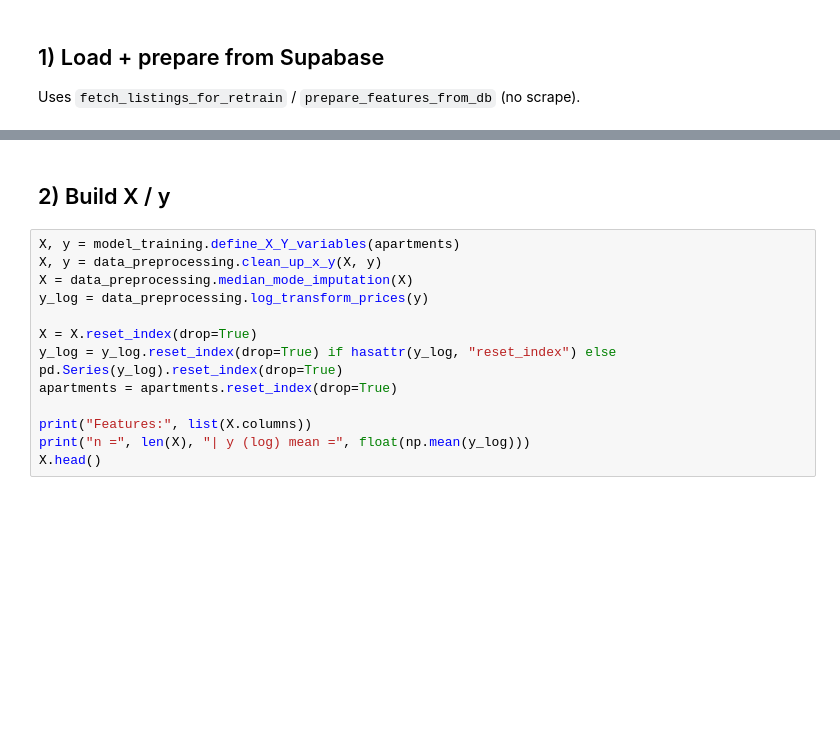
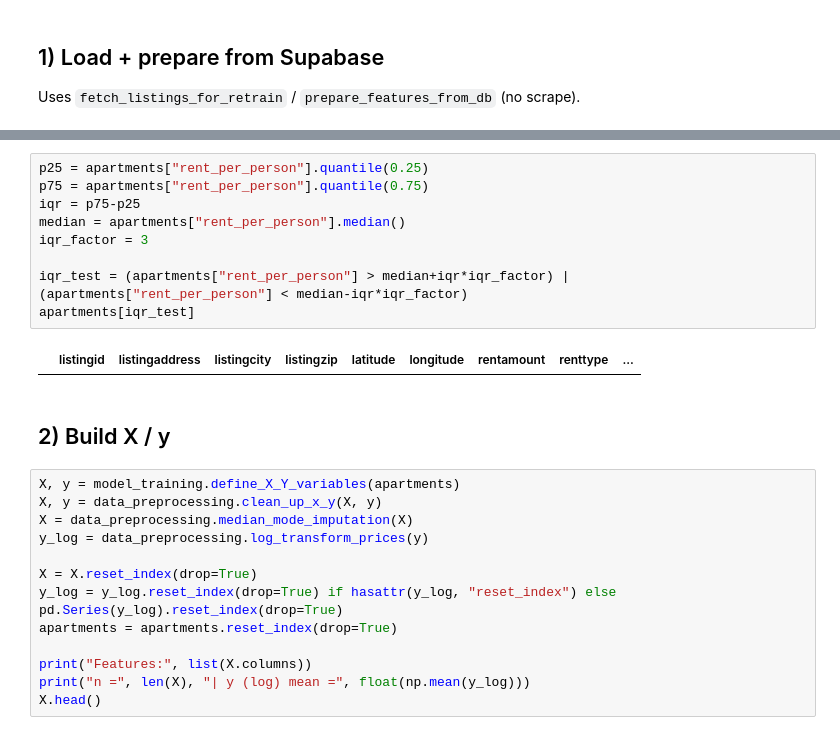
Before and after one commit to ArjtheGreat/IthacaHousing, a Jupyter notebook: airflow/model/notebooks/rent_model_sandbox.ipynb, the cells around one changed output, grey strips where cells are left out. Saved outputs shown, nothing was run; the diff lists cells and outputs as text; blank space fills up the shorter version.

```diff
--- a/airflow/model/notebooks/rent_model_sandbox.ipynb
+++ b/airflow/model/notebooks/rent_model_sandbox.ipynb
@@ -71,3 +100,14 @@ apartments[["ListingId", "PropertyId", "rent_per_person", "latitude", "longitude
+# %%
+p25 = apartments["rent_per_person"].quantile(0.25)
+p75 = apartments["rent_per_person"].quantile(0.75)
+iqr = p75-p25
+median = apartments["rent_per_person"].median()
+iqr_factor = 3
+
+iqr_test = (apartments["rent_per_person"] > median+iqr*iqr_factor) | (apartments["rent_per_person"] < median-iqr*iqr_factor)
+apartments[iqr_test]
+# %% [output]
+|  | listingid | listingaddress | listingcity | listingzip | latitude | longitude | rentamount | renttype | ... |
 # %% [markdown]
 ## 2) Build X / y
 # %%
```
Also changed, not shown: parts of 18 cells of this notebook, 15 other files.
